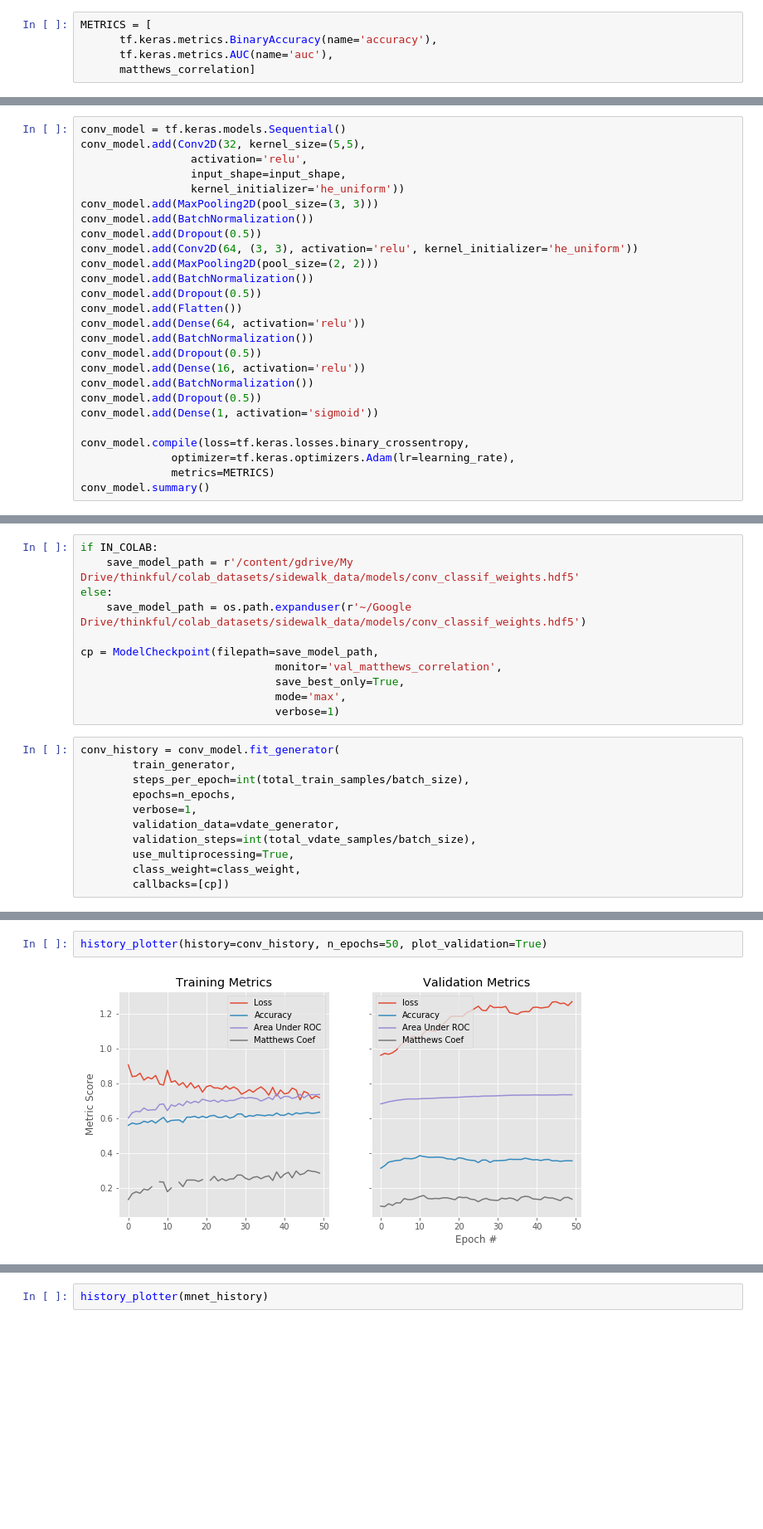
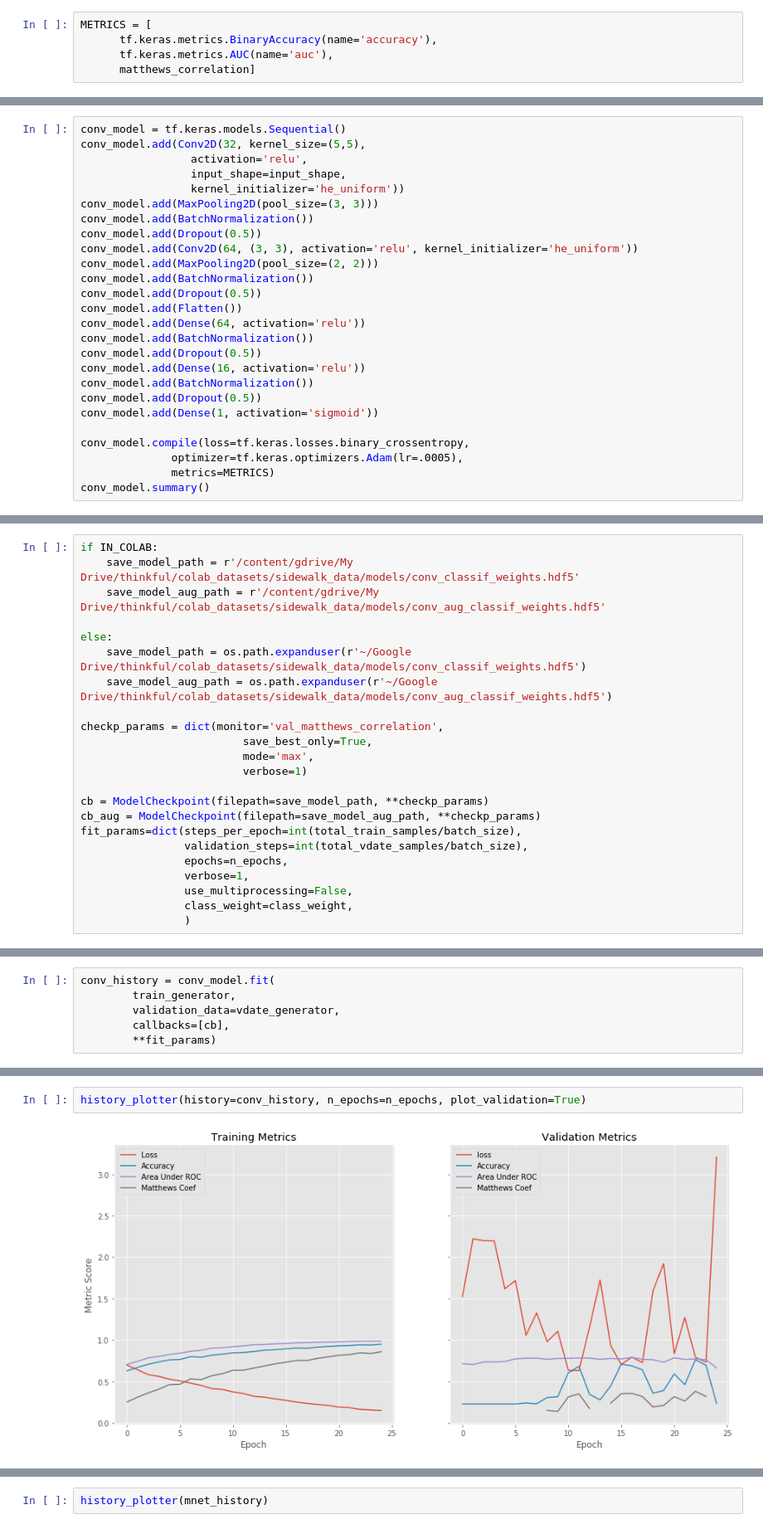
Before and after one commit to chrisoyer/sidewalk_deep-learning, a Jupyter notebook: Image_classification.ipynb, the cells around one changed output, grey strips where cells are left out. Shown at 83% size. Cells and saved outputs as stored; diff of their text form; blank space fills up the shorter version.

```diff
--- a/Image_classification.ipynb
+++ b/Image_classification.ipynb
@@ -252,7 +253,7 @@ conv_model.add(Dropout(0.5))
 conv_model.add(Dense(1, activation='sigmoid'))
 
 conv_model.compile(loss=tf.keras.losses.binary_crossentropy,
-              optimizer=tf.keras.optimizers.Adam(lr=learning_rate),
+              optimizer=tf.keras.optimizers.Adam(lr=.0005),
               metrics=METRICS)
 conv_model.summary()
 # %% [output]
@@ -280,22 +277,23 @@ print(conv_model.metrics_names)
 # %%
 if IN_COLAB:
     save_model_path = r'/content/gdrive/My Drive/thinkful/colab_datasets/sidewalk_data/models/conv_classif_weights.hdf5'
+    save_model_aug_path = r'/content/gdrive/My Drive/thinkful/colab_datasets/sidewalk_data/models/conv_aug_classif_weights.hdf5'
+
 else:
     save_model_path = os.path.expanduser(r'~/Google Drive/thinkful/colab_datasets/sidewalk_data/models/conv_classif_weights.hdf5')
+    save_model_aug_path = os.path.expanduser(r'~/Google Drive/thinkful/colab_datasets/sidewalk_data/models/conv_aug_classif_weights.hdf5')
 
-cp = ModelCheckpoint(filepath=save_model_path,
-                              monitor='val_matthews_correlation',
-                              save_best_only=True,
-                              mode='max',
-                              verbose=1)
+checkp_params = dict(monitor='val_matthews_correlation',
+                         save_best_only=True,
+                         mode='max',
+                         verbose=1)
+
+cb = ModelCheckpoint(filepath=save_model_path, **checkp_params)
+cb_aug = ModelCheckpoint(filepath=save_model_aug_path, **checkp_params)
+fit_params=dict(steps_per_epoch=int(total_train_samples/batch_size),
+                validation_steps=int(total_vdate_samples/batch_size),
+                epochs=n_epochs,
+                verbose=1,
+                use_multiprocessing=False,
+                class_weight=class_weight,
+                )
-# %%
-conv_history = conv_model.fit_generator(
-        train_generator,
-        steps_per_epoch=int(total_train_samples/batch_size),
-        epochs=n_epochs,
-        verbose=1,
-        validation_data=vdate_generator,
-        validation_steps=int(total_vdate_samples/batch_size),
-        use_multiprocessing=True,
-        class_weight=class_weight,
-        callbacks=[cp])
@@ -319,0 +300,6 @@ Epoch 00050: val_matthews_correlation did not improve from 0.15549
+# %%
+conv_history = conv_model.fit(
+        train_generator,
+        validation_data=vdate_generator,
+        callbacks=[cb],
+        **fit_params)
@@ -320,4 +324,4 @@ Epoch 00050: val_matthews_correlation did not improve from 0.15549
 # %%
-history_plotter(history=conv_history, n_epochs=50, plot_validation=True)
+history_plotter(history=conv_history, n_epochs=n_epochs, plot_validation=True)
 # %% [output]
-[figure, old version]
+[figure, new version]
```
Also changed, not shown: parts of 41 cells of this notebook.
